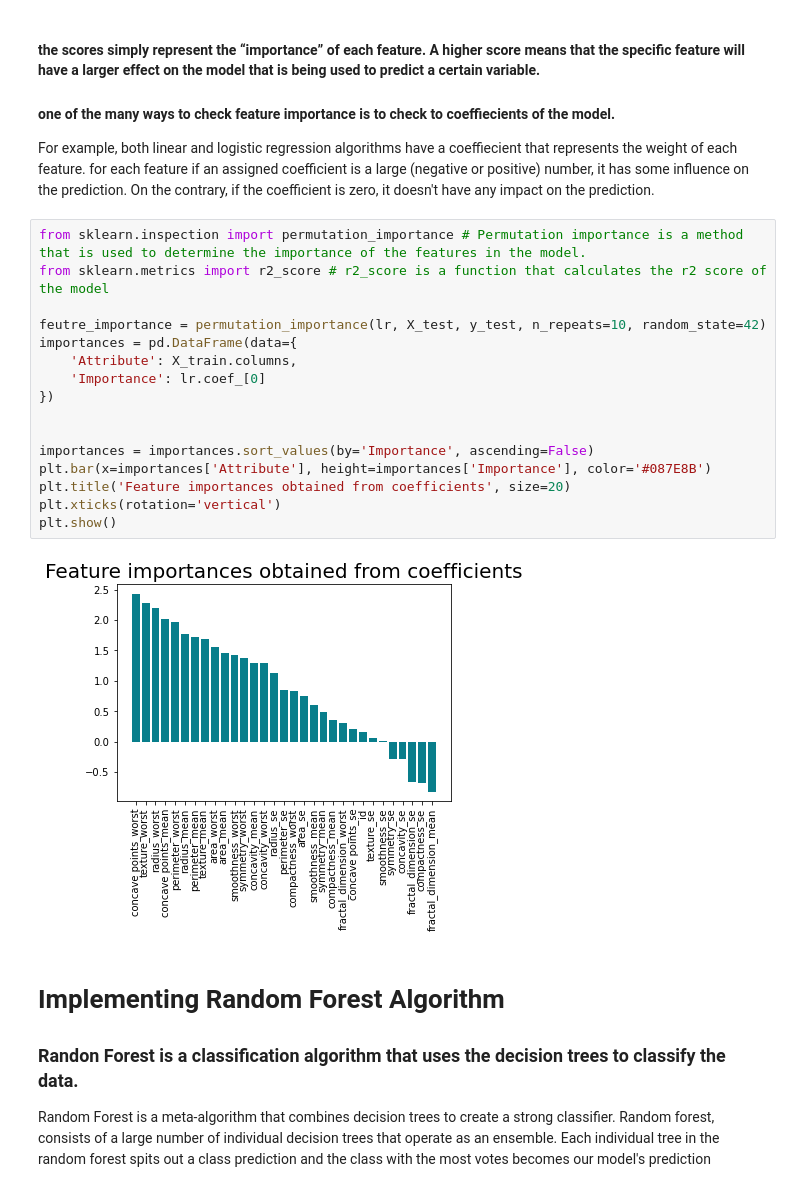
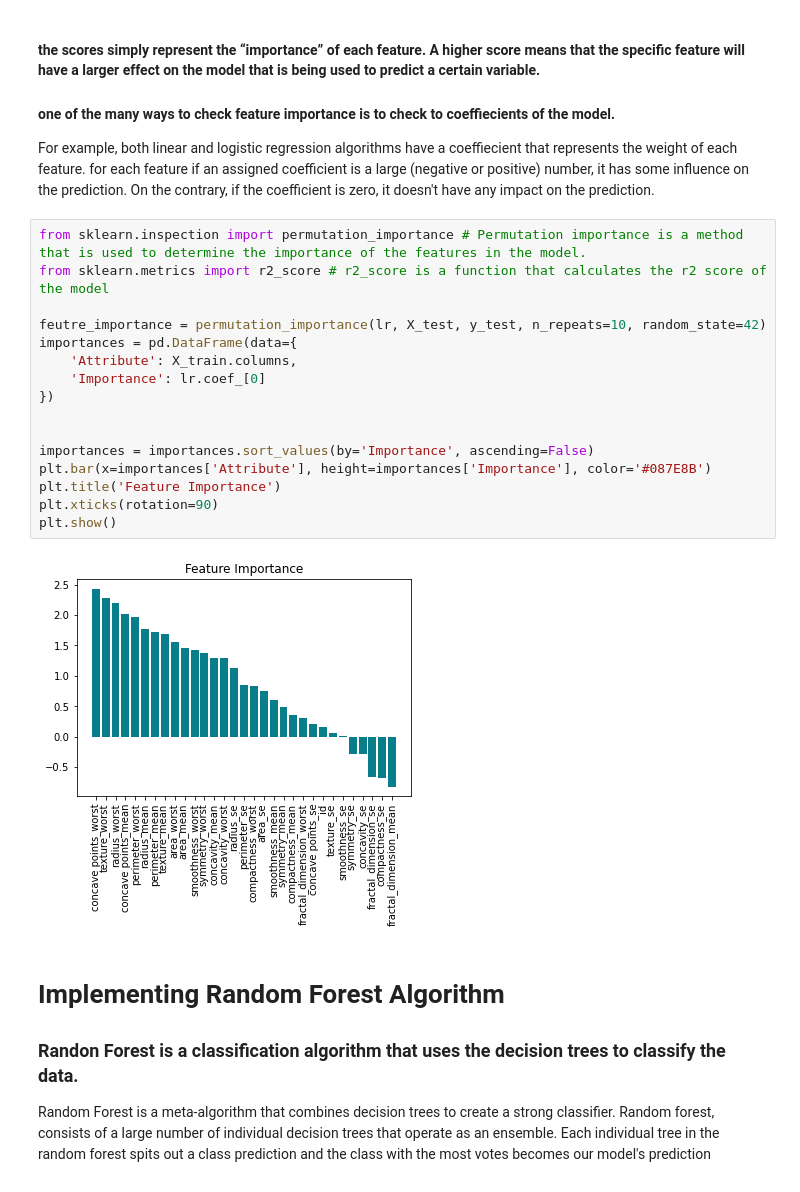
Before and after one commit to colinoy/BreastCancerPrediction, a Jupyter notebook: FinalProject.ipynb, the cells around one changed output. Drawn from its saved outputs; the diff is of its cells as text.

```diff
--- a/FinalProject.ipynb
+++ b/FinalProject.ipynb
@@ -578,21 +601,21 @@ On the contrary, if the coefficient is zero, it doesn't have any impact on the p
 # %%
 from sklearn.inspection import permutation_importance # Permutation importance is a method that is used to determine the importance of the features in the model.
 from sklearn.metrics import r2_score # r2_score is a function that calculates the r2 score of the model
 
 feutre_importance = permutation_importance(lr, X_test, y_test, n_repeats=10, random_state=42)
 importances = pd.DataFrame(data={
     'Attribute': X_train.columns,
     'Importance': lr.coef_[0]
 })
 
 
 importances = importances.sort_values(by='Importance', ascending=False)
 plt.bar(x=importances['Attribute'], height=importances['Importance'], color='#087E8B')
-plt.title('Feature importances obtained from coefficients', size=20)
-plt.xticks(rotation='vertical')
+plt.title('Feature Importance')
+plt.xticks(rotation=90)
 plt.show()
 # %% [output]
-[figure, old version]
+[figure, new version]
 # %% [markdown]
 # Implementing Random Forest Algorithm
 
```
Also changed, not shown: parts of 16 cells of this notebook, 5 other files.
